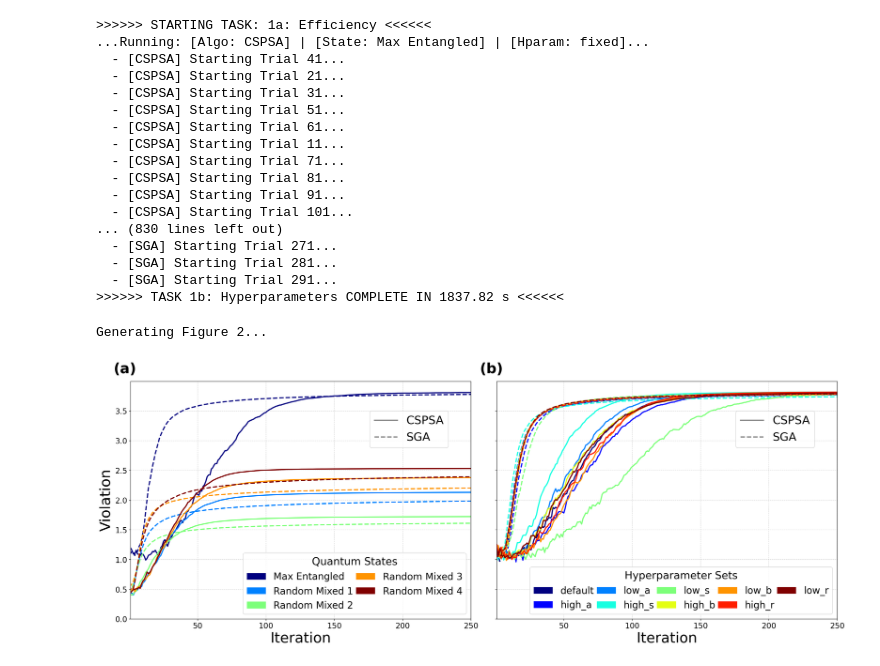
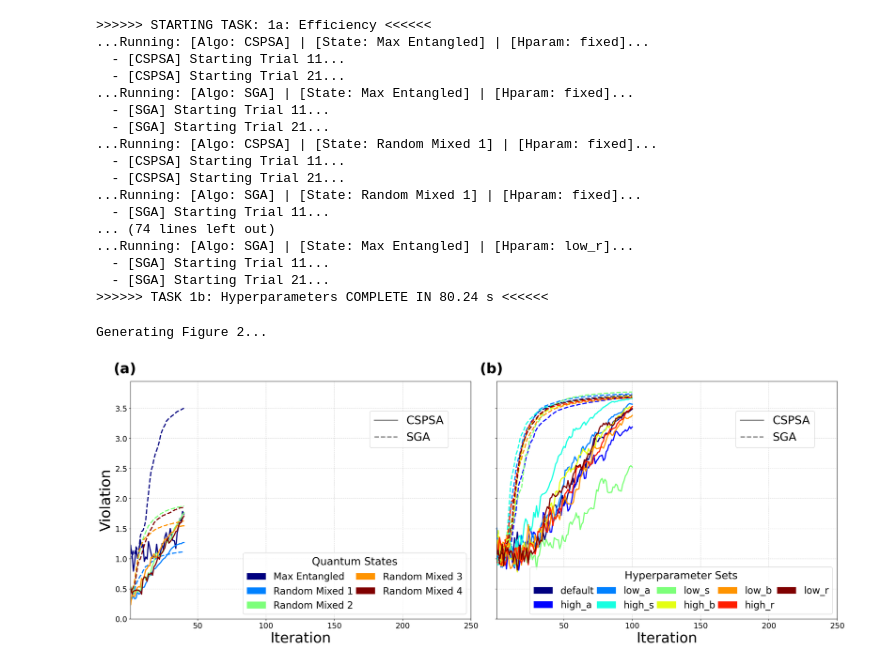
Before and after one commit to randomtofree/Complex-Self-guided, a Jupyter notebook: fig2.ipynb, the cells around one changed output. Cells and saved outputs as stored; diff of their text form; code cells hidden in the pictures.

Commit message:
fix config/for error

```diff
--- a/fig2.ipynb
+++ b/fig2.ipynb
@@ -47,13 +47,13 @@ HPARAMS_1a = {
     }
 }
 STATES_1a = {
-    r"Max Entangled": generate_werner_state(45.0, 1.0),
+    r"Max Entangled": rho_pure,
     "Random Mixed 1": generate_random_mixed_state(),
     "Random Mixed 2": generate_random_mixed_state(),
     "Random Mixed 3": generate_random_mixed_state(),
     "Random Mixed 4": generate_random_mixed_state(),
 }
-CONFIG_1a = {'iterations':400, 'num_repetitions': 300}
+CONFIG_1a = {'iterations':40, 'num_repetitions': 30}
 # %%
 
 # =============================================================================
@@ -61,7 +61,7 @@ CONFIG_1a = {'iterations':400, 'num_repetitions': 300}
 # =============================================================================
 # 固定量子态，对比不同超参数
 ALGORITHMS_1b = {'CSPSA': run_cspsa_simulation, 'SGA': run_sga_simulation}
-STATES_1b = {"Max Entangled": generate_werner_state(45.0, 1.0)}
+STATES_1b = {"Max Entangled": rho_pure}
 HPARAMS_1b = {
     'default': {'cspsa': (1.0, 1.0, 0.25, 1/6.0), 'sga': (1.0, 1.0,  0.25,  1/6.0)},
     'high_a':  {'cspsa': (1.0*1.1, 1.0, 0.25, 1/6.0), 'sga': (1.0*1.1, 1.0,  0.25,  1/6.0)},
@@ -73,7 +73,7 @@ HPARAMS_1b = {
     'high_r':  {'cspsa': (1.0, 1.0, 0.25, 1*1.1/6.0), 'sga': (1.0, 1.0,  0.25,  1*1.1/6.0)},
     'low_r':   {'cspsa': (1.0, 1.0, 0.25, 1*0.9/6.0), 'sga': (1.0, 1.0,  0.25,  1*0.9/6.0)},
 }
-CONFIG_1b = {'iterations': 600, 'num_repetitions': 300}
+CONFIG_1b = {'iterations': 100, 'num_repetitions': 30}
 # %%
 
 # =============================================================================
@@ -108,28 +108,25 @@ results_1b = run_simulations("1b: Hyperparameters", ALGORITHMS_1b, HPARAMS_1b, S
 # %% [output]
 >>>>>> STARTING TASK: 1a: Efficiency <<<<<<
 ...Running: [Algo: CSPSA] | [State: Max Entangled] | [Hparam: fixed]...
-  - [CSPSA] Starting Trial 41...
+  - [CSPSA] Starting Trial 11...
   - [CSPSA] Starting Trial 21...
-  - [CSPSA] Starting Trial 31...
-  - [CSPSA] Starting Trial 51...
-  - [CSPSA] Starting Trial 61...
+...Running: [Algo: SGA] | [State: Max Entangled] | [Hparam: fixed]...
+  - [SGA] Starting Trial 11...
+  - [SGA] Starting Trial 21...
+...Running: [Algo: CSPSA] | [State: Random Mixed 1] | [Hparam: fixed]...
   - [CSPSA] Starting Trial 11...
-  - [CSPSA] Starting Trial 71...
-  - [CSPSA] Starting Trial 81...
-  - [CSPSA] Starting Trial 91...
-  - [CSPSA] Starting Trial 101...
-... (830 lines left out)
-  - [SGA] Starting Trial 271...
-  - [SGA] Starting Trial 281...
-  - [SGA] Starting Trial 291...
->>>>>> TASK 1b: Hyperparameters COMPLETE IN 1837.82 s <<<<<<
+  - [CSPSA] Starting Trial 21...
+...Running: [Algo: SGA] | [State: Random Mixed 1] | [Hparam: fixed]...
+  - [SGA] Starting Trial 11...
+... (74 lines left out)
+...Running: [Algo: SGA] | [State: Max Entangled] | [Hparam: low_r]...
+  - [SGA] Starting Trial 11...
+  - [SGA] Starting Trial 21...
+>>>>>> TASK 1b: Hyperparameters COMPLETE IN 80.24 s <<<<<<
 # %%
-    # =============================================================================
-# --- 6. 绘图 (Plotting Figure 2) ---
-# =============================================================================
 print("Generating Figure 2...")
 fig, (ax1, ax2) = plt.subplots(1, 2, figsize=(22, 9), sharey=True, dpi=150)
-plt.style.use('default') # 保持您满意的风格
+plt.style.use('default')
 
 # --- 图(a): 效率对比 ---
 colors_1a = plt.cm.jet(np.linspace(0, 1, len(STATES_1a)))
@@ -137,46 +134,56 @@ state_colors = {name: colors_1a[i] for i, name in enumerate(STATES_1a.keys())}
 algo_lines = {'CSPSA': '-', 'SGA': '--'}
 
 for r in results_1a:
-    ax1.plot(r['mean_history'], color=state_colors[r['state_name']], linestyle=algo_lines[r['algo_name']], linewidth=2.5)
+    ax1.plot(r['mean_history'],
+            color=state_colors[r['state_name']],
+            linestyle=algo_lines[r['algo_name']],
+            linewidth=2.5)
 
 ax1.text(-0.05, 1.08, '(a)', transform=ax1.transAxes, fontsize=30, fontweight='bold', va='top')
 
 # 图例 (a)
 leg_states = [Patch(facecolor=state_colors[name], label=name) for name in STATES_1a.keys()]
-leg_algos = [Line2D([0], [0], color='gray', lw=2.5, linestyle=ls, label=name) for name, ls in algo_lines.items()]
-legend1 = ax1.legend(handles=leg_states, loc='lower right', title='Quantum States', ncol=2, columnspacing=0.3, fontsize=20, title_fontsize=22)
+leg_algos = [Line2D([0], [0], color='gray', lw=2.5, linestyle=ls, label=name)
+             for name, ls in algo_lines.items()]
+legend1 = ax1.legend(handles=leg_states, loc='lower right', title='Quantum States',
+                    ncol=2, columnspacing=0.3, fontsize=20, title_fontsize=22)
 ax1.add_artist(legend1)
 ax1.legend(handles=leg_algos, loc='upper right', bbox_to_anchor=(0.95, 0.900), fontsize=24)
-# --- 新增代码: 设置a图的x轴范围 ---
 ax1.set_xlim(1, 250)
+
 # --- 图(b): 超参数影响 ---
 colors_1b = plt.cm.jet(np.linspace(0, 1, len(HPARAMS_1b)))
 hparam_colors = {name: colors_1b[i] for i, name in enumerate(HPARAMS_1b.keys())}
 
 for r in results_1b:
-    ax2.plot(r['mean_history'], color=hparam_colors[r['hparam_set']], linestyle=algo_lines[r['algo_name']], linewidth=2.5)
+    ax2.plot(r['mean_history'],
+            color=hparam_colors[r['hparam_set']],
+            linestyle=algo_lines[r['algo_name']],
+            linewidth=2.5)
 
 ax2.text(-0.05, 1.08, '(b)', transform=ax2.transAxes, fontsize=30, fontweight='bold', va='top')
 
 # 图例 (b)
 leg_hparams = [Patch(facecolor=hparam_colors[name], label=name) for name in HPARAMS_1b.keys()]
-legend2 = ax2.legend(handles=leg_hparams, loc='lower right', ncol=5 , columnspacing=0.3 ,title='Hyperparameter Sets', fontsize=20, title_fontsize=22)
+legend2 = ax2.legend(handles=leg_hparams, loc='lower right', ncol=5,
+                    columnspacing=0.3, title='Hyperparameter Sets',
+                    fontsize=20, title_fontsize=22)
 ax2.add_artist(legend2)
 ax2.legend(handles=leg_algos, loc='upper right', bbox_to_anchor=(0.95, 0.90), fontsize=24)
-# --- 新增代码: 设置a图的x轴范围 ---
 ax2.set_xlim(1, 250)
+
 # --- 全局设置 ---
 for ax in [ax1, ax2]:
     ax.set_xlabel("Iteration", fontsize=30)
     ax.grid(True, linestyle='--', alpha=0.6)
     ax.set_ylim(bottom=0)
     ax.tick_params(axis='both', which='major', labelsize=16)
 
 ax1.set_ylabel("Violation", fontsize=30)
 fig.tight_layout(rect=[0, 0, 1, 0.95])
 
 plt.savefig("figure2_instrumental_analysis.pdf", format='pdf', bbox_inches='tight')
 plt.show()
 # %% [output]
 Generating Figure 2...
-[figure, old version]
+[figure, new version]
```
Also changed, not shown: parts of 1 cell of this notebook, 1 other file.
